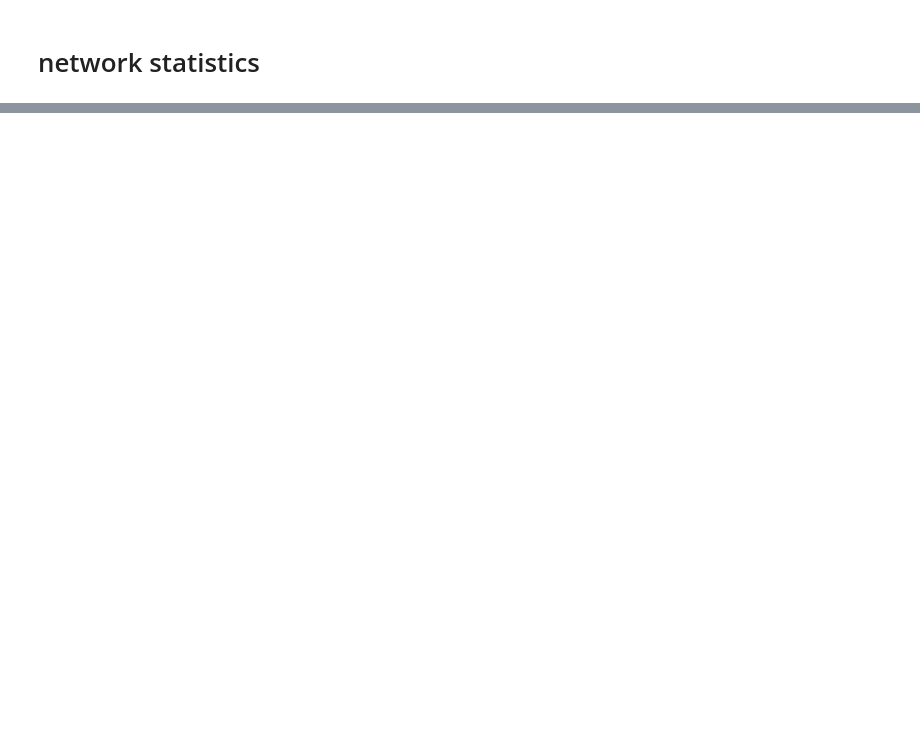
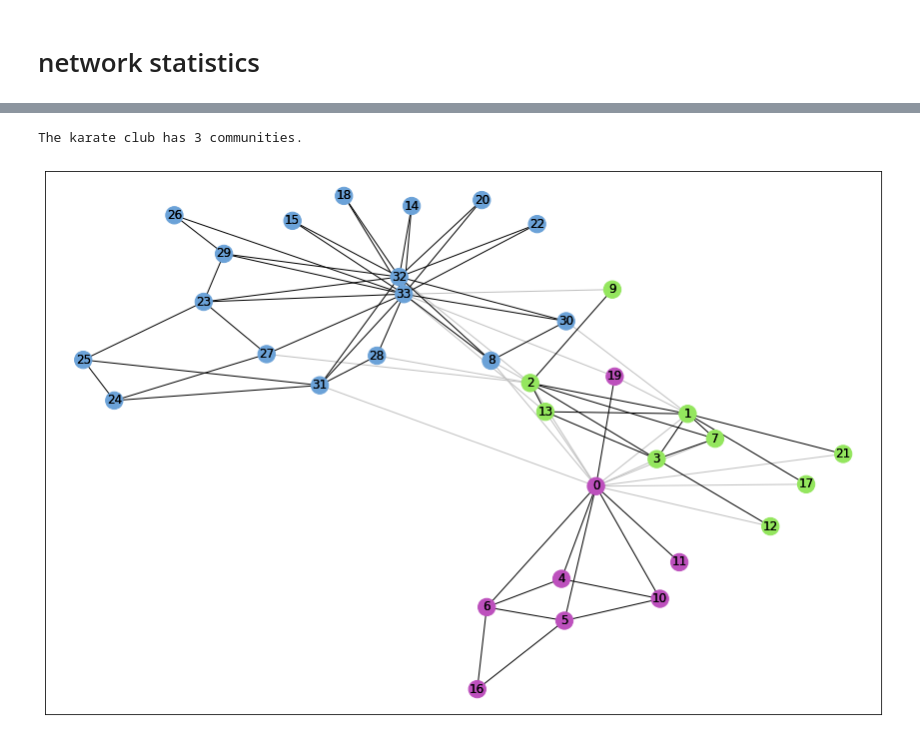
Before and after one commit to Eliran79/DataScienceWorkshop20936, a Jupyter notebook: networkx_soft_landing.ipynb, the cells around one changed output, grey strips where cells are left out. Cells and saved outputs as stored; diff of their text form; code cells hidden in the pictures; blank space fills up the shorter version.

```diff
--- a/networkx_soft_landing.ipynb
+++ b/networkx_soft_landing.ipynb
@@ -193,0 +284,51 @@ nx.draw_networkx(T)
+# %%
+# The unavoidable karate club example
+
+# Find communities in graph using Clauset-Newman-Moore greedy modularity
+# maximization. This method currently supports the Graph class and does not
+# consider edge weights.
+
+# Greedy modularity maximization begins with each node in its own community
+# and joins the pair of communities that most increases modularity until no
+# such pair exists.
+
+
+karate_G = nx.karate_club_graph()
+# Find the communities
+karate_communities = sorted(nxcom.greedy_modularity_communities(karate_G), key=len, reverse=True)
+# Count the communities
+print(f"The karate club has {len(karate_communities)} communities.")
+
+# Set node and edge communities
+set_node_community(karate_G, karate_communities)
+set_edge_community(karate_G)
+
+node_color = [get_color(karate_G.nodes[v]['community']) for v in karate_G.nodes]
+
+# Set community color for edges between members of the same community (internal) and intra-community edges (external)
+external = [(v, w) for v, w in karate_G.edges if karate_G.edges[v, w]['community'] == 0]
+internal = [(v, w) for v, w in karate_G.edges if karate_G.edges[v, w]['community'] > 0]
+internal_color = ['black' for e in internal]
+
+karate_pos = nx.spring_layout(karate_G)
+
+plt.rcParams.update({'figure.figsize': (15, 10)})
+# Draw external edges
+nx.draw_networkx(
+    karate_G,
+    pos=karate_pos,
+    node_size=0,
+    edgelist=external,
+    edge_color="silver")
+# Draw nodes and internal edges
+nx.draw_networkx(
+    karate_G,
+    pos=karate_pos,
+    node_color=node_color,
+    edgelist=internal,
+    edge_color=internal_color)
+
+plt.show()
+# %% [output]
+The karate club has 3 communities.
+[figure, added]
```
Also changed, not shown: parts of 26 cells of this notebook, 2 other files.
